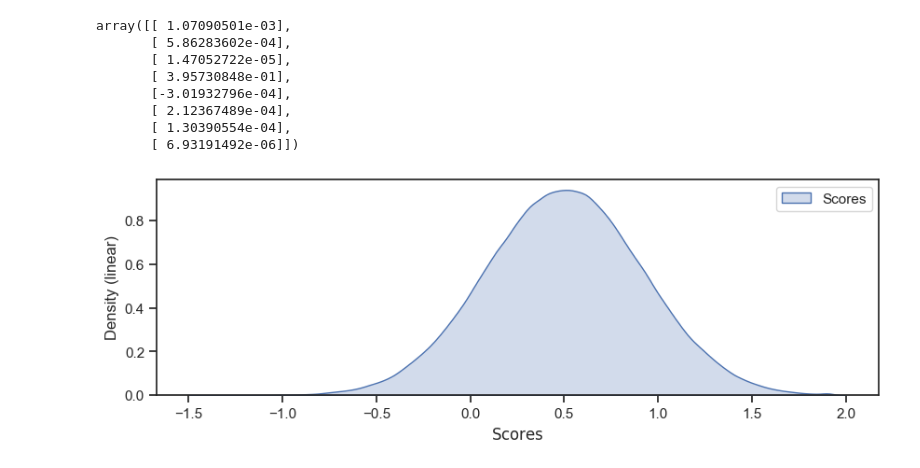
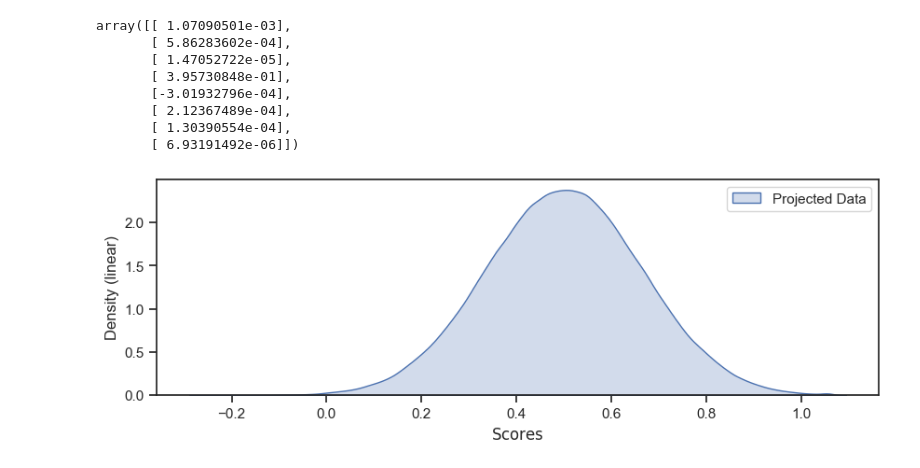
Before and after one commit to yinsn/Mixician, a Jupyter notebook: src/mixician/examples/calculate_value_based_ensemble_score/self_balancing_value_based_ensemble_score.ipynb, the cells around one changed output. Cells and saved outputs as stored; diff of their text form; code cells hidden in the pictures.

Commit message:
plot_self_balancing_projected_distribution

```diff
--- a/src/mixician/examples/calculate_value_based_ensemble_score/self_balancing_value_based_ensemble_score.ipynb
+++ b/src/mixician/examples/calculate_value_based_ensemble_score/self_balancing_value_based_ensemble_score.ipynb
@@ -66,10 +66,7 @@ array([[ 1.07090501e-03],
        [ 2.12367489e-04],
        [ 1.30390554e-04],
        [ 6.93191492e-06]])
-# %%
-lpc.viewer_instance.plot_array_distribution(
-    scores=lpc.projected_data+lpc.target_distribution_mean,
-    legend="Scores",
-)
-# %% [output]
-[figure, removed]
+# %%
+lpc.plot_self_balancing_projected_distribution()
+# %% [output]
+[figure, added]
```
Also changed, not shown: parts of 4 cells of this notebook, 1 other file.
